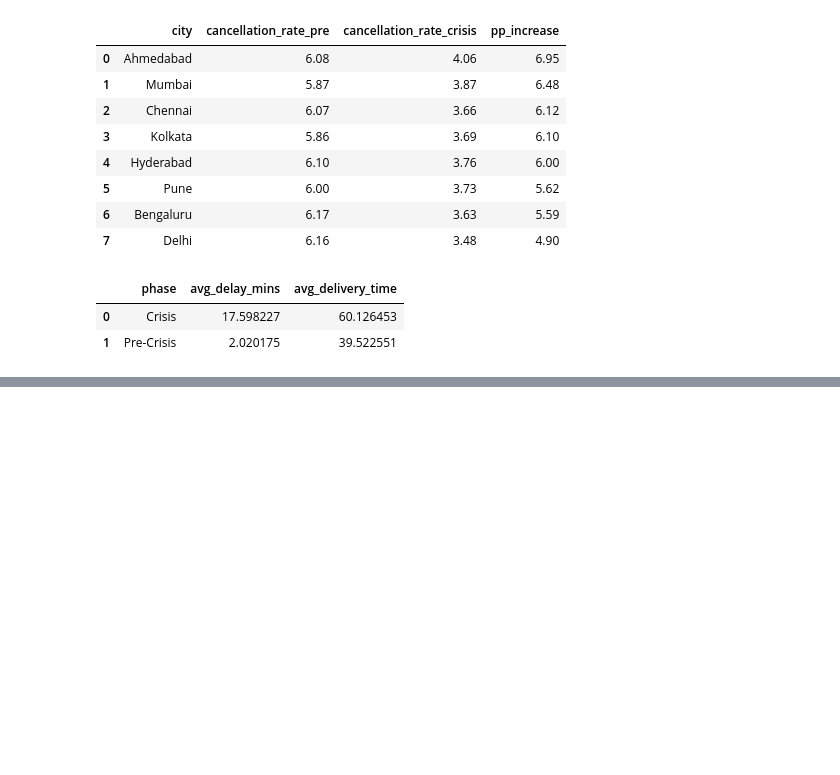
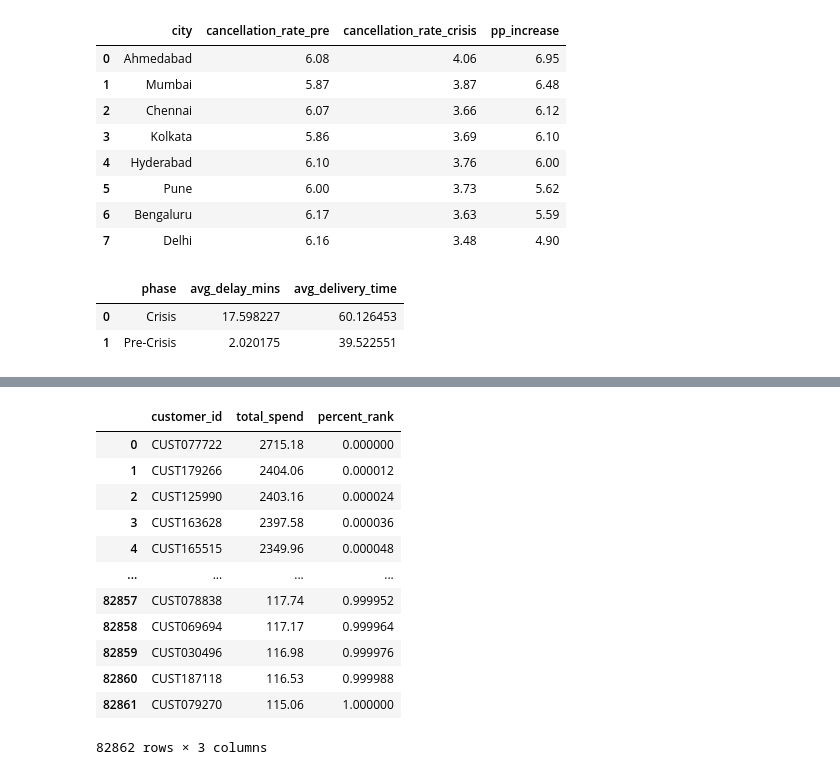
Before and after one commit to Joyan9/Crisis-Recovery-Data-Analytics-Project, a Jupyter notebook: EDA.ipynb, the cells around one changed output, grey strips where cells are left out. Cells and saved outputs as stored; diff of their text form; code cells hidden in the pictures; blank space fills up the shorter version.

```diff
--- a/EDA.ipynb
+++ b/EDA.ipynb
@@ -374,0 +555,47 @@ conn.execute("""
+# %%
+# 10. Which high-value customers (top 5% by total spend before crisis) showed largest drop
+# in order freq and ratings during the crisis
+# What are the common patterns - location, cuisine preference, delivery delay
+
+conn.execute("""
+                WITH pre_total_spend AS (
+                SELECT
+                  customer_id,
+                  SUM(total_amount) as total_spend
+                FROM fact_orders
+                WHERE is_cancelled='N'
+                AND EXTRACT(MONTH FROM order_timestamp) BETWEEN 1 AND 5
+                GROUP BY customer_id
+                ),
+
+                crisis_orders AS (
+                SELECT
+                  customer_id,
+                  COUNT(*) AS orders_crisis
+                FROM fact_orders
+                WHERE is_cancelled='N'
+                AND EXTRACT(MONTH FROM order_timestamp) BETWEEN 6 AND 9
+                GROUP BY customer_id
+                )
+
+                SELECT
+                    *,
+                    PERCENT_RANK() OVER(ORDER BY total_spend DESC) as percent_rank
+                FROM pre_total_spend
+                    ORDER BY 2 DESC
+
+             """).fetch_df()
+# %% [output]
+|  | customer_id | total_spend | percent_rank |
+| 0 | CUST077722 | 2715.18 | 0.000000 |
+| 1 | CUST179266 | 2404.06 | 0.000012 |
+| 2 | CUST125990 | 2403.16 | 0.000024 |
+| 3 | CUST163628 | 2397.58 | 0.000036 |
+| 4 | CUST165515 | 2349.96 | 0.000048 |
+| ... | ... | ... | ... |
+| 82857 | CUST078838 | 117.74 | 0.999952 |
+| 82858 | CUST069694 | 117.17 | 0.999964 |
+| 82859 | CUST030496 | 116.98 | 0.999976 |
+| 82860 | CUST187118 | 116.53 | 0.999988 |
+| 82861 | CUST079270 | 115.06 | 1.000000 |
+82862 rows × 3 columns
```
Also changed, not shown: parts of 5 cells of this notebook.
